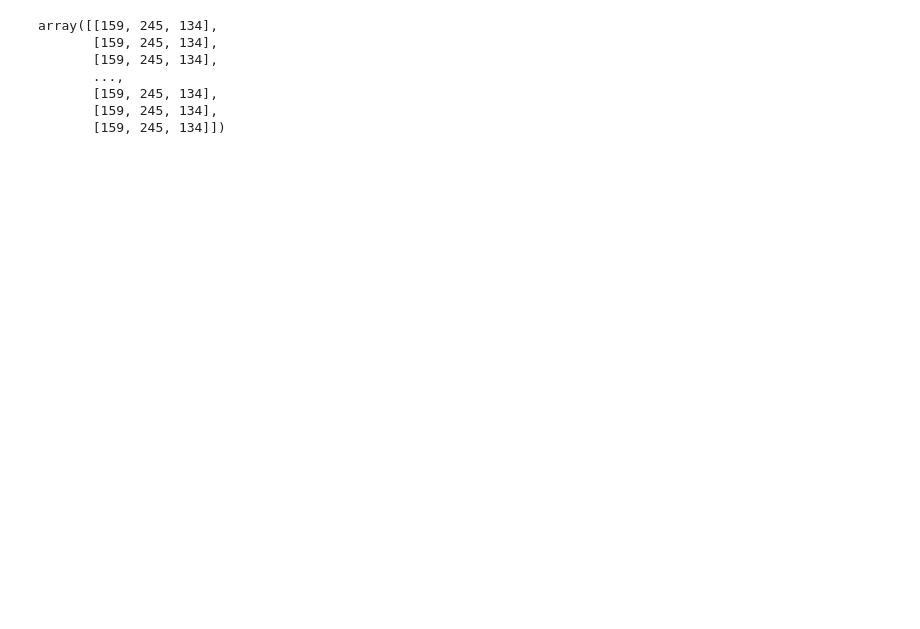
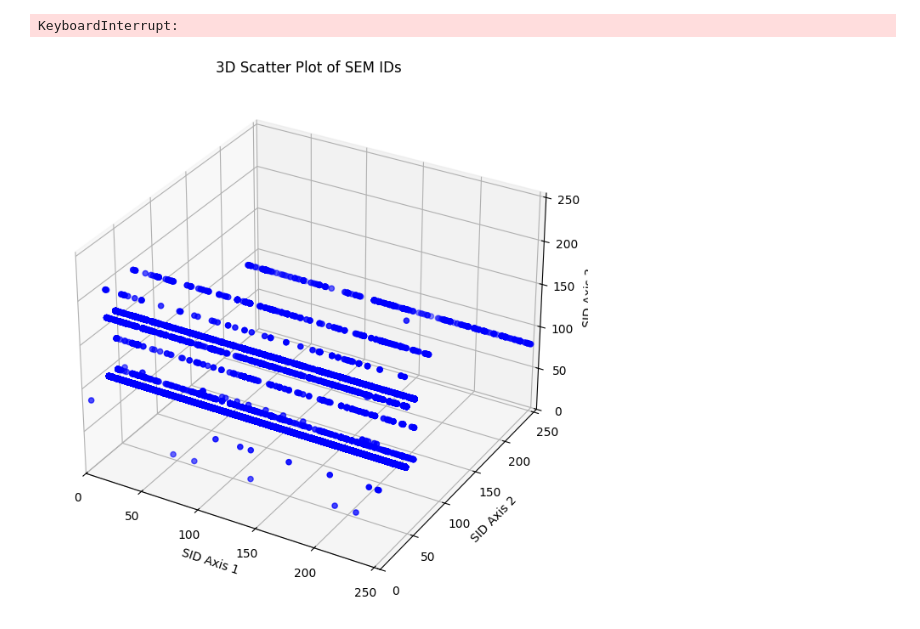
Before and after one commit to justinhangoebl/Semantic-ID, a Jupyter notebook: mlm-25-rqvae.ipynb, the cells around one changed output. Cells and saved outputs as stored; diff of their text form; code cells hidden in the pictures; blank space fills up the shorter version.

```diff
--- a/mlm-25-rqvae.ipynb
+++ b/mlm-25-rqvae.ipynb
@@ -14,5 +13,5 @@ import pandas as pd
 # %%
-embeddings = np.load('./data/ml-25m-clip_none/embed_image.npy')
+embeddings = np.load('./data/ml-25m-vit_bert/embed_text.npy')
 
 emb_shape = np.array(embeddings).shape
 vae_input_dim = emb_shape[1]
@@ -27,7 +26,7 @@ vae_n_layers=3
 
 use_kmeans_init=False
 
-learning_rate=0.001
+learning_rate=0.00001
 weight_decay=0.1
 
 batch_size=2048
@@ -49,7 +48,6 @@ model = RQ_VAE(
     beta_commit=commitment_weight,
     num_cat_features=0,
 )
-from torch.amp import autocast, GradScaler
 
 scaler = GradScaler(device='cuda' if torch.cuda.is_available() else 'cpu')
 device = torch.device('cuda' if torch.cuda.is_available() else 'cpu')
@@ -81,7 +79,7 @@ def train(num_epochs=250):
 
             total_loss += losses[0].item()
             total_reconstruction_loss += losses[1].item()
-            total_rqvae_loss += losses[2].item()
+            total_rqvae_loss += losses[2]
 
         epoch_progress.set_postfix({
             "Loss": f"{total_loss / len(train_loader):.4f}",
@@ -89,12 +87,14 @@ def train(num_epochs=250):
             "RQ-VAE": f"{total_rqvae_loss / len(train_loader):.4f}"
         })
 
-train = False
-if train:
+do_train = True
+if do_train:
     # Train the model
     train(iterations)
     torch.save(model.state_dict(), './models/rq-vae.pt')
 else:
     # Load the model
     model.load_state_dict(torch.load('./models/rq-vae.pt'))
+# %% [output]
+KeyboardInterrupt:
 # %%
@@ -151,14 +150,10 @@ def find_sids_for_user(interactions, user_id, user_col_name, item_col_name):
     return np.array(sids)
 # %%
 sem_ids_cpu
+
+plot_sem_ids_3d(sem_ids_cpu)
 # %% [output]
-array([[159, 245, 134],
-       [159, 245, 134],
-       [159, 245, 134],
-       ...,
-       [159, 245, 134],
-       [159, 245, 134],
-       [159, 245, 134]])
+[figure, added]
 # %%
 for i in range(5):
     user_id = np.random.randint(0, 59047)
```
Also changed, not shown: parts of 3 cells of this notebook, 5 other files.
